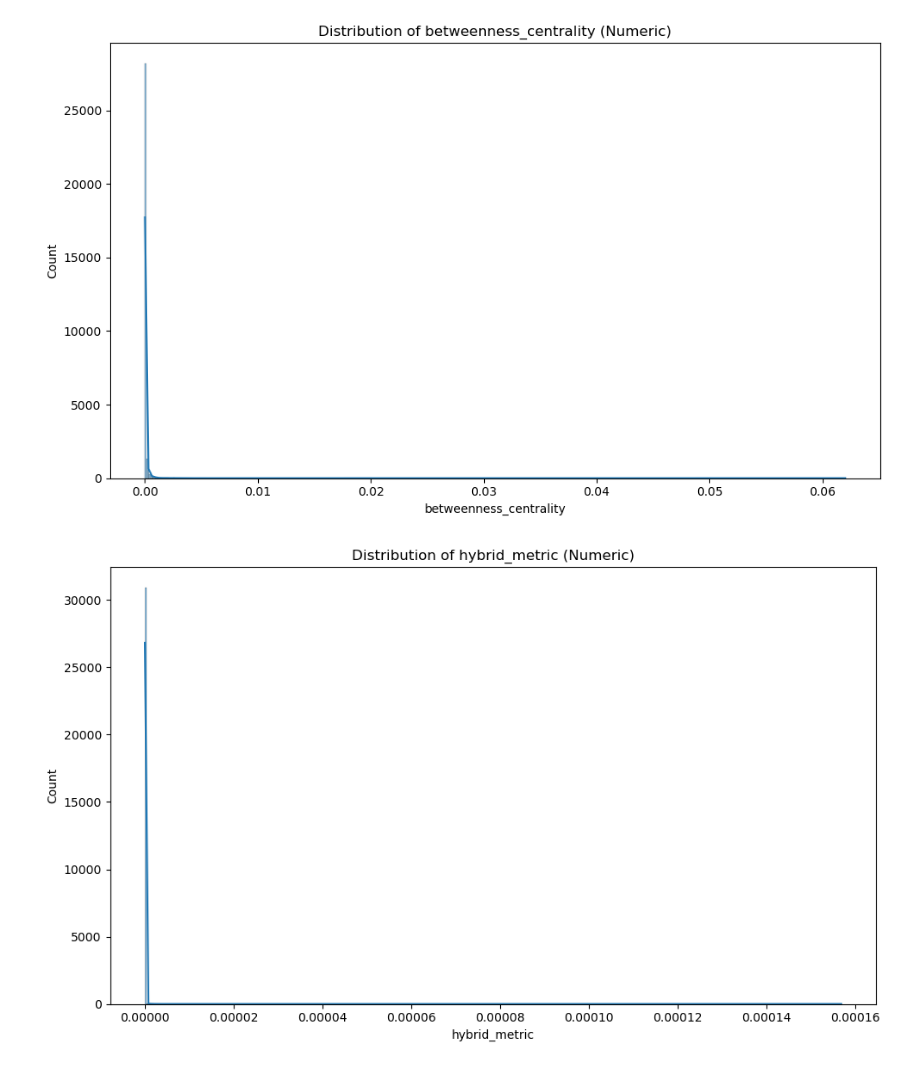
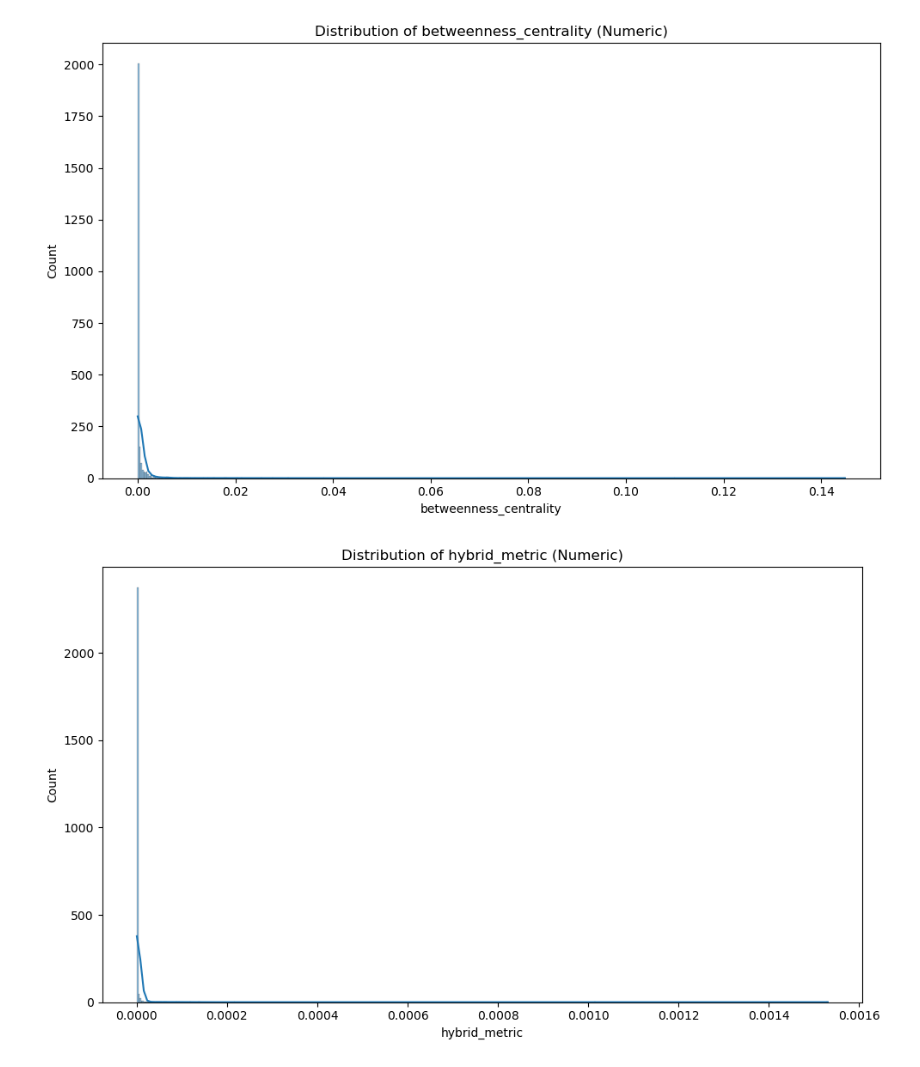
Before and after one commit to achraf-15/wiki-fan-graph, a Jupyter notebook: test.ipynb, the cells around one changed output. Drawn from its saved outputs; the diff is of its cells as text; code cells hidden in the pictures.

```diff
--- a/test.ipynb
+++ b/test.ipynb
@@ -2,5 +2,5 @@
 from visualization import cuGraph
 from config import DATA_DIR
 
-KN = cuGraph(outdir=DATA_DIR, graph_type='chunk', verbose=1)
+KN = cuGraph(outdir=DATA_DIR, graph_type='page', verbose=1)
 # %% [output]
@@ -103,12 +128,12 @@ KN.plot_node_attribute_distribution(hybrid_attrs=['pagerank'], hybrid_func= hybr
 # %%
 KN.plot_node_attribute_distribution('betweenness_centrality', bins=500)
 # %% [output]
-[figure, old version]
+[figure, new version]
 # %%
-def hybrid_score(pagerank, bc): return pagerank * np.expm1(bc)
+def hybrid_score(pagerank, bc): return pagerank * bc
 KN.plot_node_attribute_distribution(hybrid_attrs=['pagerank', 'betweenness_centrality'], hybrid_func= hybrid_score, bins=500)
 # %% [output]
-[figure, old version]
+[figure, new version]
 # %%
 KN.plot_node_attribute_distribution(attr='partition')
 # %% [output]
```
Also changed, not shown: parts of 20 cells of this notebook.
